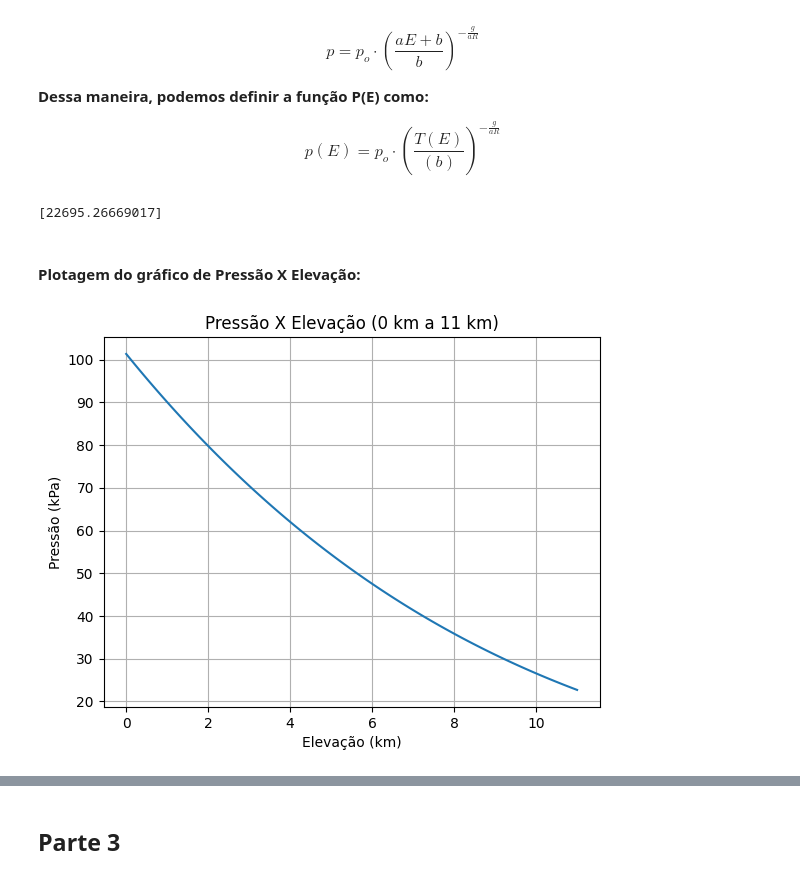
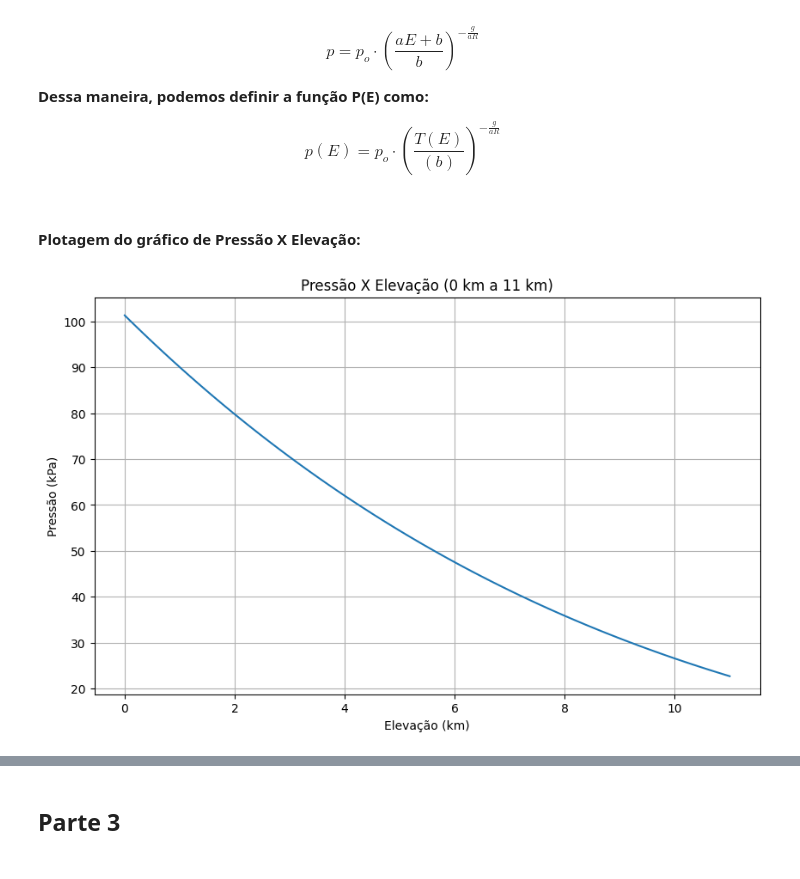
Before and after one commit to bernardo-gontijo/Ativ1-MecSolMecFlu, a Jupyter notebook: atividade1.ipynb, the cells around one changed output, grey strips where cells are left out. Cells and saved outputs as stored; diff of their text form; code cells hidden in the pictures.

```diff
--- a/atividade1.ipynb
+++ b/atividade1.ipynb
@@ -319,22 +298,19 @@ def pressao_variavel(e):
     p = p_0*(T/b)**(-(g/(a_m*R)))
 
     return p
-
-print(pressao_variavel(11))
-# %% [output]
-[22695.26669017]
 # %% [markdown]
 #### Plotagem do gráfico de Pressão X Elevação:
 # %%
 elevacao = np.linspace(0, 11, 100)
 
-pressao = pressao_variavel(elevacao)
+pressao2 = pressao_variavel(elevacao)
 
-plt.plot(elevacao, pressao / 1000)
+plt.figure(figsize=(10, 6))
+plt.plot(elevacao, pressao2 / 1000)
 plt.xlabel('Elevação (km)')
 plt.ylabel('Pressão (kPa)')
 plt.title('Pressão X Elevação (0 km a 11 km)')
 plt.grid(True)
 plt.show()
 # %% [output]
-[figure, old version]
+[figure, new version]
```
Also changed, not shown: parts of 7 cells of this notebook.
